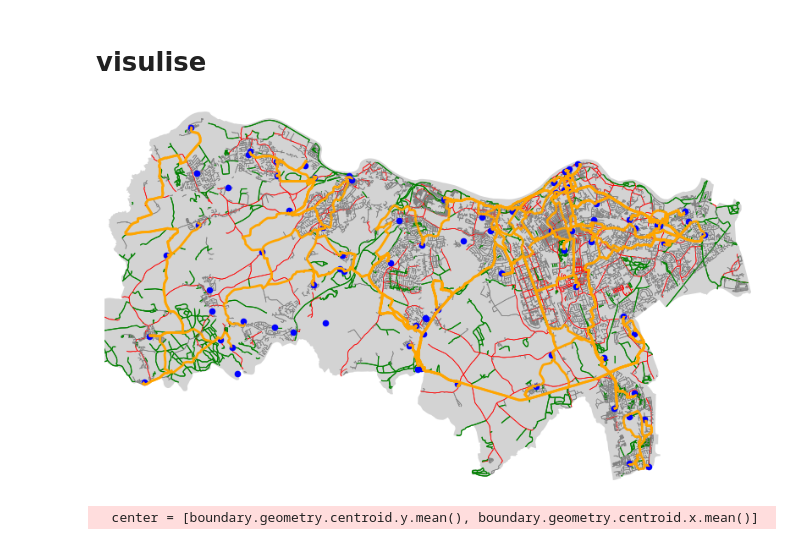
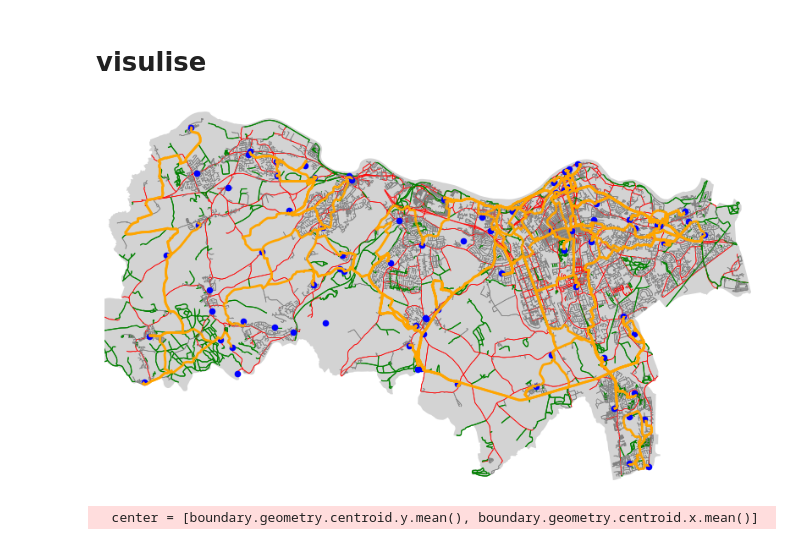
Before and after one commit to Froguin99/Cycle-node-network-feasibility, a Jupyter notebook: 01-create-network.ipynb, the cells around one changed output. Drawn from its saved outputs; the diff is of its cells as text; code cells hidden in the pictures.

```diff
--- a/01-create-network.ipynb
+++ b/01-create-network.ipynb
@@ -389,37 +405,46 @@ boundary.plot(ax=ax, color="lightgrey", edgecolor="none")
 # overlay bike network: thin black edges, no nodes
 fig, ax = ox.plot_graph(
     high_traffic_stress,
+    ax=ax,
+    node_size=0,
+    edge_color="red",
+    edge_linewidth=0.5,
+    show=False,
+    close=False,
+)
+fix, ax = ox.plot_graph(
+    non_routable_network,
     ax=ax,
     node_size=0,
     edge_color="red",
     edge_linewidth=0.5,
     show=False,
     close=False,
 )
 fig, ax = ox.plot_graph(
     no_traffic_stress,
     ax=ax,
     node_size=0,
     edge_color="green",
     edge_linewidth=0.8,
     show=False,
     close=False,
 )
 fig, ax = ox.plot_graph(
     moderate_traffic_stress,
     ax=ax,
     node_size=0,
     edge_color="grey",
     edge_linewidth=0.5,
     show=False,
     close=False,
 )
 routed_edges_gdf.plot(ax=ax, color='orange', linewidth=2)
 processed_nodes.plot(ax=ax, color='blue', markersize=20)
 ax.set_axis_off()
 plt.show()
 # %% [output]
-[figure, old version]
+[figure, new version]
 # %%
 
 # Map center
```
Also changed, not shown: parts of 6 cells of this notebook.
